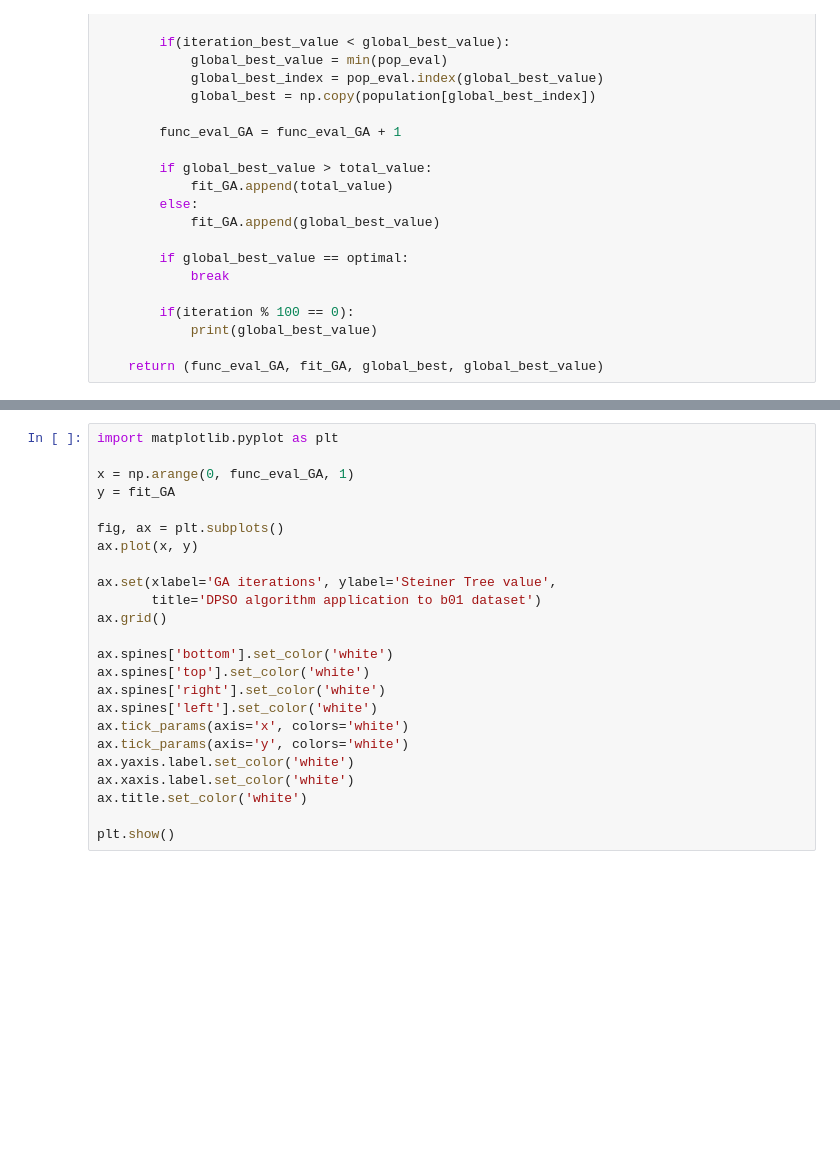
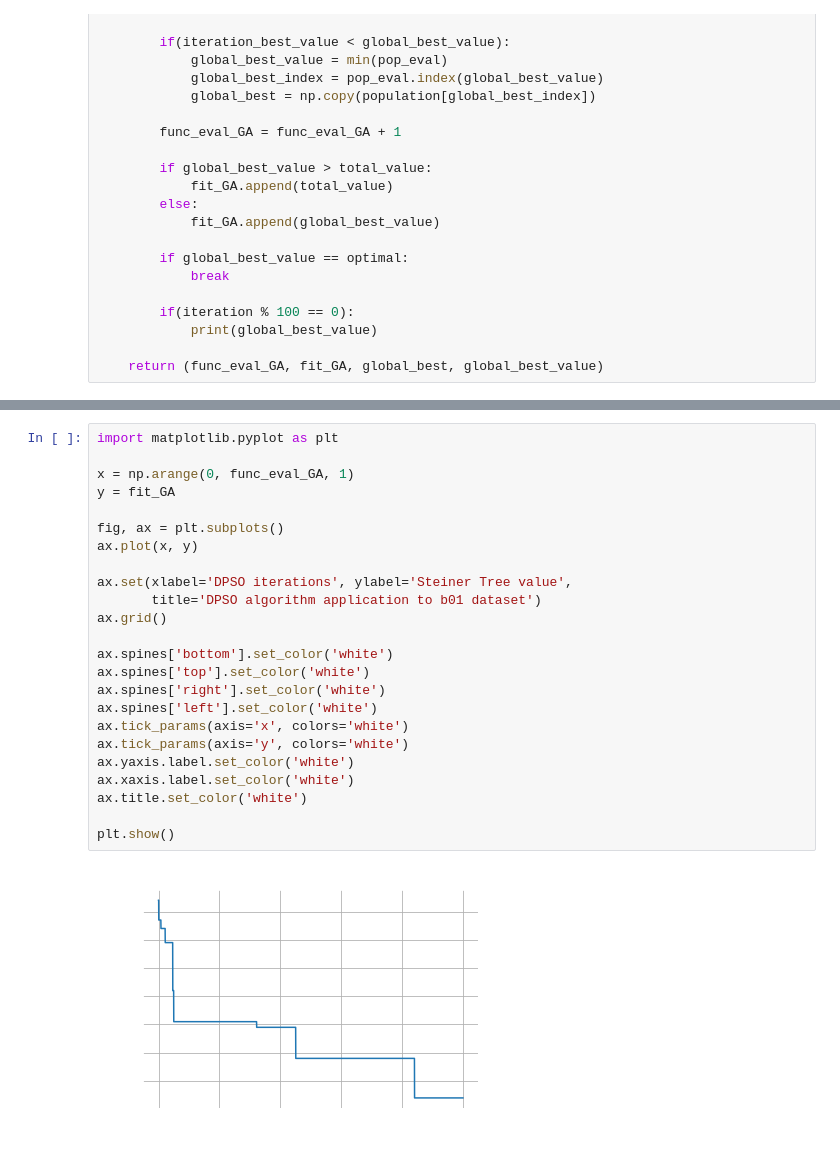
Before and after one commit to ogimatf/RI-Min-Steiner-Tree, a Jupyter notebook: code/Discrete Particle Swarm Optimization Algorithm for Steiner Tree problem.ipynb, the cells around one changed output, grey strips where cells are left out. Drawn from its saved outputs; the diff is of its cells as text; blank space fills up the shorter version.

```diff
--- a/code/Discrete Particle Swarm Optimization Algorithm for Steiner Tree problem.ipynb
+++ b/code/Discrete Particle Swarm Optimization Algorithm for Steiner Tree problem.ipynb
@@ -420,24 +420,26 @@ func_eval_GA, fit_GA, best_solution, best_value = DPSO(bGraphs[0])
 # %%
 import matplotlib.pyplot as plt
 
 x = np.arange(0, func_eval_GA, 1)
 y = fit_GA
 
 fig, ax = plt.subplots()
 ax.plot(x, y)
 
-ax.set(xlabel='GA iterations', ylabel='Steiner Tree value',
+ax.set(xlabel='DPSO iterations', ylabel='Steiner Tree value',
        title='DPSO algorithm application to b01 dataset')
 ax.grid()
 
 ax.spines['bottom'].set_color('white')
 ax.spines['top'].set_color('white')
 ax.spines['right'].set_color('white')
 ax.spines['left'].set_color('white')
 ax.tick_params(axis='x', colors='white')
 ax.tick_params(axis='y', colors='white')
 ax.yaxis.label.set_color('white')
 ax.xaxis.label.set_color('white')
 ax.title.set_color('white')
 
 plt.show()
+# %% [output]
+[figure, added]
```
Also changed, not shown: parts of 1 cell of this notebook, 4 other files.
